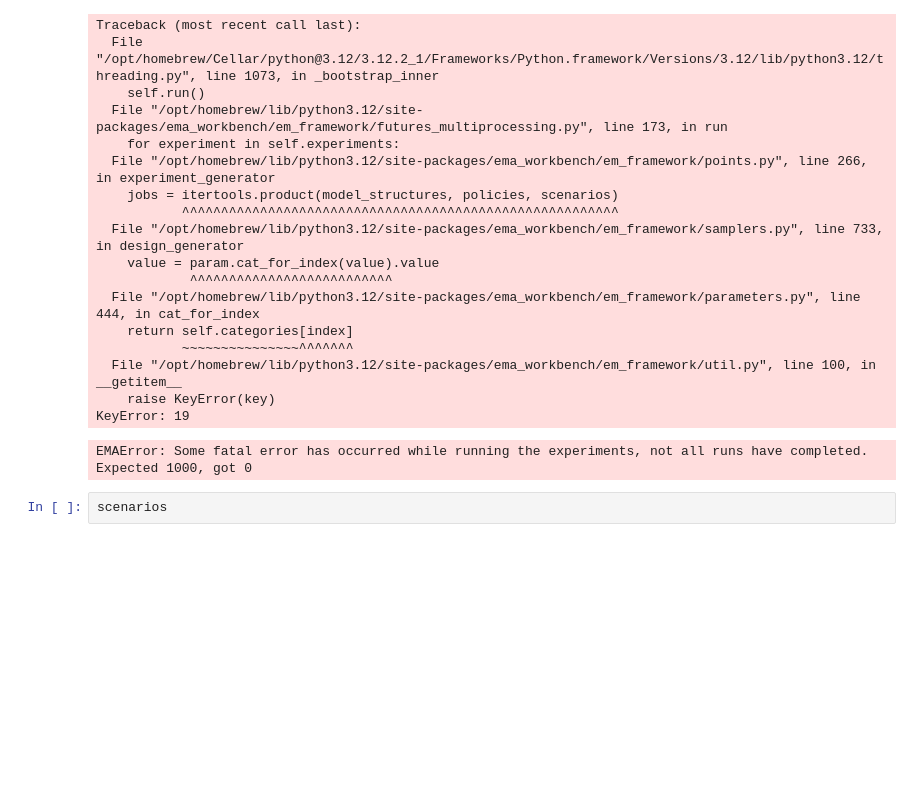
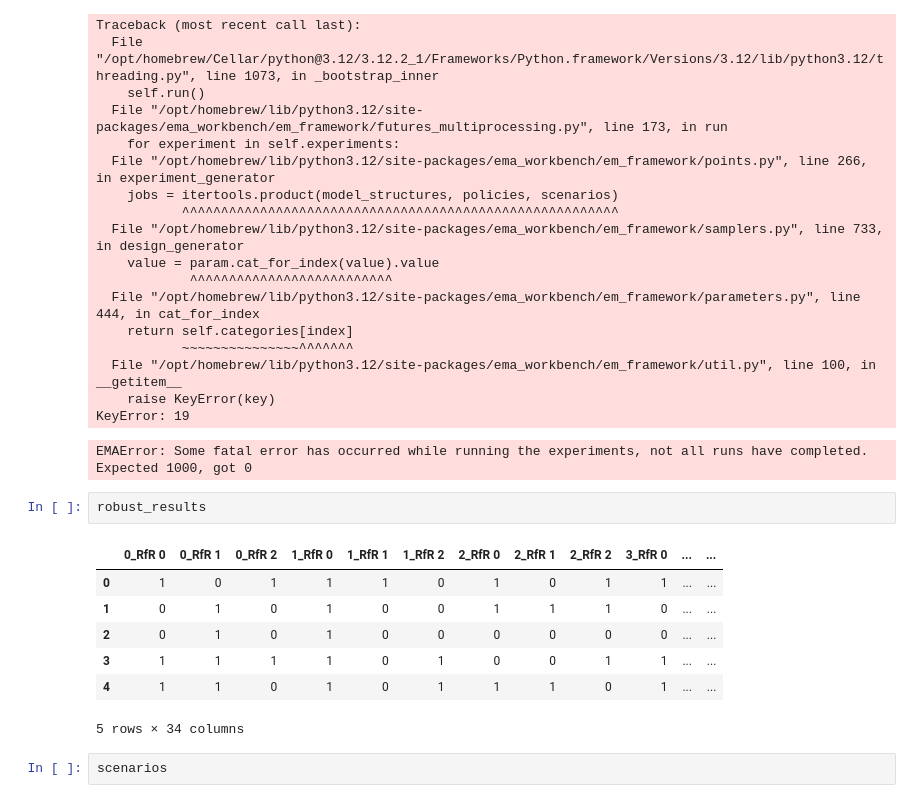
Before and after one commit to PancakeBun/epa141A_Labs_Group_Asians, a Jupyter notebook: final assignment/scenario_discovery.ipynb, the cells around one changed output. Drawn from its saved outputs; the diff is of its cells as text; blank space fills up the shorter version.

```diff
--- a/final assignment/scenario_discovery.ipynb
+++ b/final assignment/scenario_discovery.ipynb
@@ -488,6 +481,16 @@ Traceback (most recent call last):
     raise KeyError(key)
 KeyError: 19
 EMAError: Some fatal error has occurred while running the experiments, not all runs have completed. Expected 1000, got 0
+# %%
+robust_results
+# %% [output]
+|  | 0_RfR 0 | 0_RfR 1 | 0_RfR 2 | 1_RfR 0 | 1_RfR 1 | 1_RfR 2 | 2_RfR 0 | 2_RfR 1 | 2_RfR 2 | 3_RfR 0 | ... | ... |
+| 0 | 1 | 0 | 1 | 1 | 1 | 0 | 1 | 0 | 1 | 1 | ... | ... |
+| 1 | 0 | 1 | 0 | 1 | 0 | 0 | 1 | 1 | 1 | 0 | ... | ... |
+| 2 | 0 | 1 | 0 | 1 | 0 | 0 | 0 | 0 | 0 | 0 | ... | ... |
+| 3 | 1 | 1 | 1 | 1 | 0 | 1 | 0 | 0 | 1 | 1 | ... | ... |
+| 4 | 1 | 1 | 0 | 1 | 0 | 1 | 1 | 1 | 0 | 1 | ... | ... |
+5 rows × 34 columns
 # %%
 scenarios
 # %% [output]
```
Also changed, not shown: parts of 14 cells of this notebook, 4 other files.
